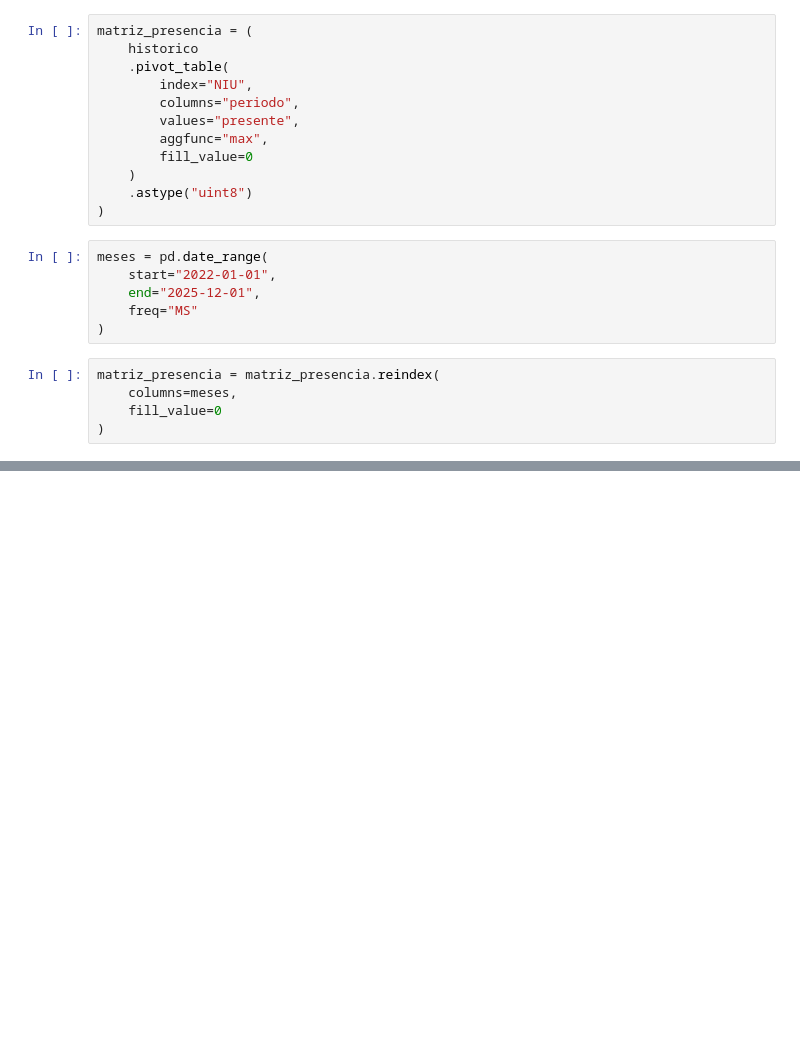
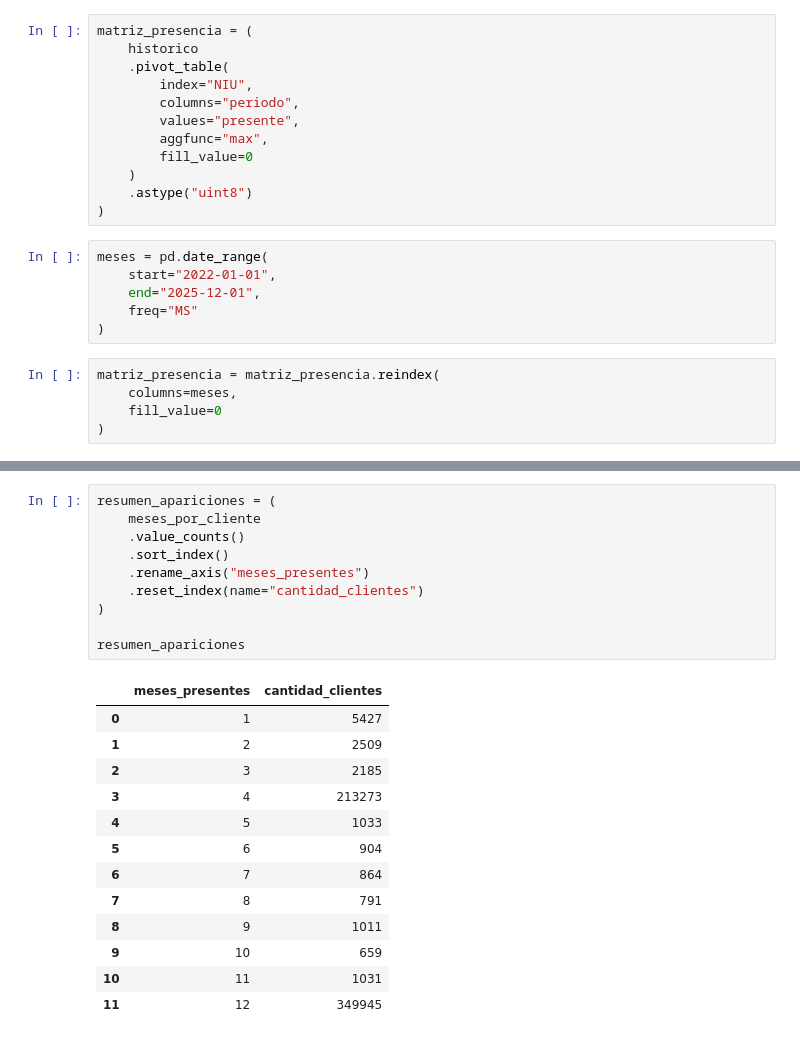
Before and after one commit to JeimmyValderrama/ProyectoEBSA, a Jupyter notebook: Exploracion_inicial.ipynb, the cells around one changed output, grey strips where cells are left out. Cells and saved outputs as stored; diff of their text form; blank space fills up the shorter version.

```diff
--- a/Exploracion_inicial.ipynb
+++ b/Exploracion_inicial.ipynb
@@ -372,0 +347,24 @@ matriz_presencia.shape
+# %%
+resumen_apariciones = (
+    meses_por_cliente
+    .value_counts()
+    .sort_index()
+    .rename_axis("meses_presentes")
+    .reset_index(name="cantidad_clientes")
+)
+
+resumen_apariciones
+# %% [output]
+|  | meses_presentes | cantidad_clientes |
+| 0 | 1 | 5427 |
+| 1 | 2 | 2509 |
+| 2 | 3 | 2185 |
+| 3 | 4 | 213273 |
+| 4 | 5 | 1033 |
+| 5 | 6 | 904 |
+| 6 | 7 | 864 |
+| 7 | 8 | 791 |
+| 8 | 9 | 1011 |
+| 9 | 10 | 659 |
+| 10 | 11 | 1031 |
+| 11 | 12 | 349945 |
```
Also changed, not shown: parts of 29 cells of this notebook.
